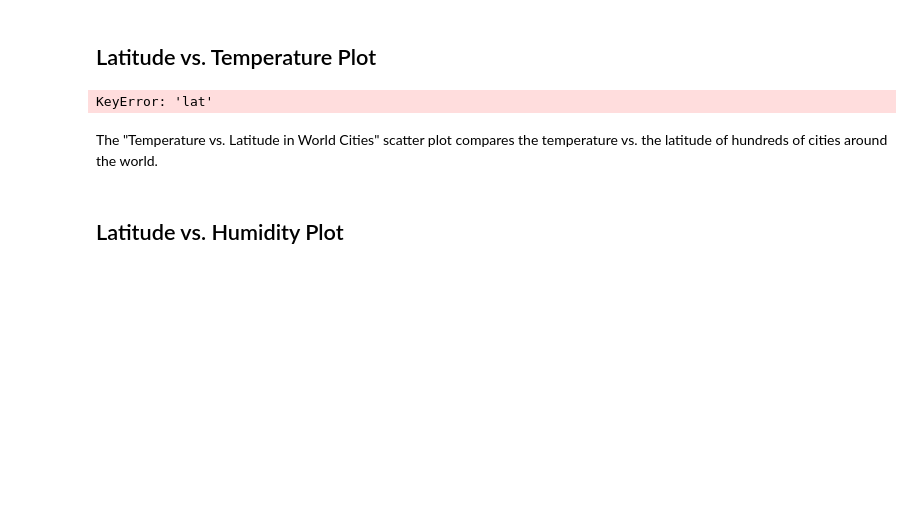
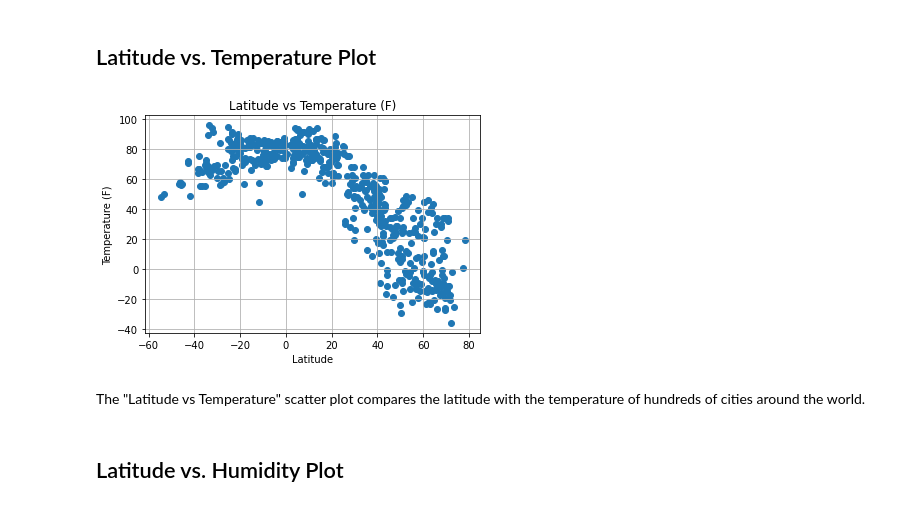
Before and after one commit to Terra999/python-api-challenge, a Jupyter notebook: WeatherPy/WeatherPy.ipynb, the cells around one changed output. Drawn from its saved outputs; the diff is of its cells as text; code cells hidden in the pictures; blank space fills up the shorter version.

```diff
--- a/WeatherPy/WeatherPy.ipynb
+++ b/WeatherPy/WeatherPy.ipynb
@@ -58 +65,13 @@ len(cities)
+# %%
+# Create parameters
+# cities = cities[0:10]
+city_name = []
+lat = []
+lng = []
+max_temp = []
+humidity = []
+cloudiness = []
+wind_speed = []
+country = []
+date = []
 # %%
@@ -109,0 +123,15 @@ weather_data.head()
+# %%
+# Create a dataframe from the cities, lat, temp, humidity, cloudiness, and wind speed.
+city_weather_df = pd.DataFrame({"City": city_name,
+                                "City Latitude": lat,
+                                "City Longitude": lng,
+                                "Max Temperature": max_temp,
+                                "Humidity": humidity,
+                                "Cloud Coverage": cloudiness,
+                                "Wind Speed": wind_speed,
+                                "City Country": country,
+                                "City Datetime": date
+                               })
+
+
+city_weather_df
@@ -110,15 +163,15 @@ weather_data.head()
 # %% [markdown]
 ## Latitude vs. Temperature Plot
 # %%
-# Build a scatter plot for Temperature (F) vs. Latitude
-plt.scatter(weather_data["lat"], weather_data["temp"], marker="o")
+# Build a scatter plot for Latitude vs Temperature (F)
+plt.scatter(city_weather_df["City Latitude"], city_weather_df["Max Temperature"], marker="o")
 
 # Incorporate the other graph properties
-plt.title("Temperature (F) vs. Latitude in World Cities")
+plt.title("Latitude vs Temperature (F)")
 plt.ylabel("Temperature (F)")
 plt.xlabel("Latitude")
 plt.grid(True)
 # %% [output]
-KeyError: 'lat'
+[figure, added]
 # %% [markdown]
-The "Temperature vs. Latitude in World Cities" scatter plot compares the temperature vs. the latitude of hundreds of cities around the world.
+The "Latitude vs Temperature" scatter plot compares the latitude with the temperature of hundreds of cities around the world.
```
Also changed, not shown: parts of 53 cells of this notebook, 2 other files.
